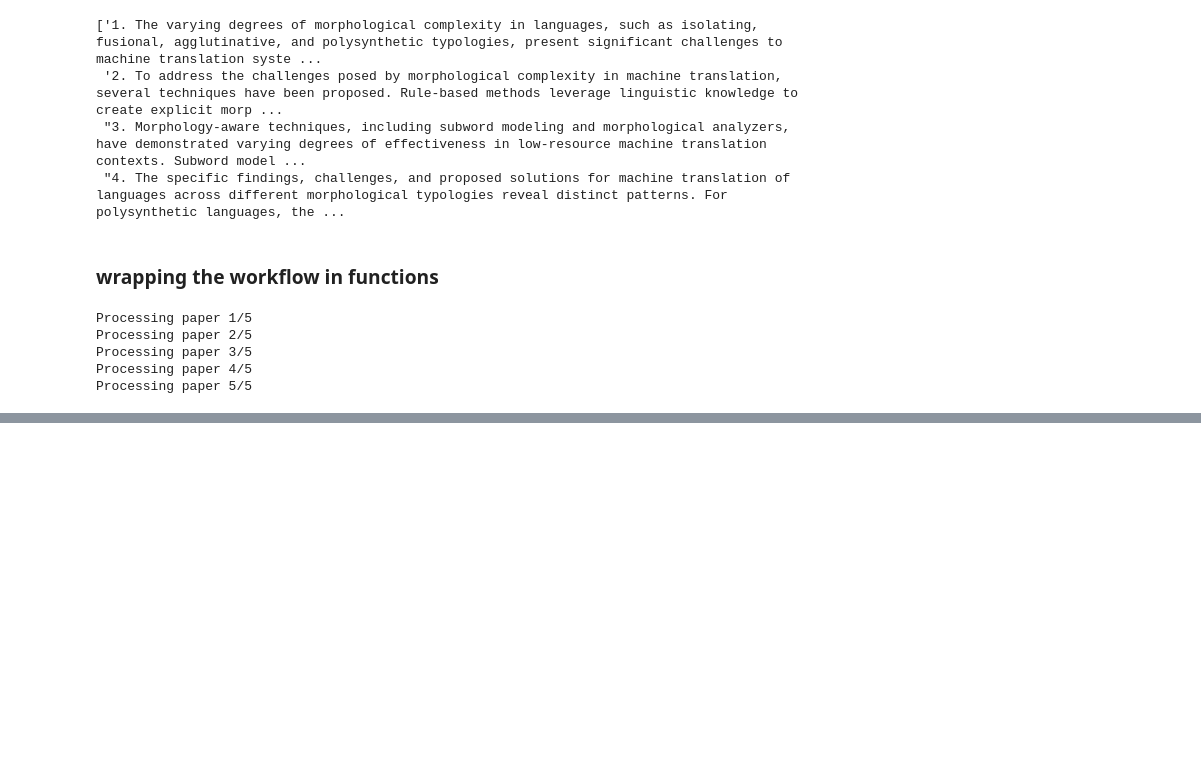
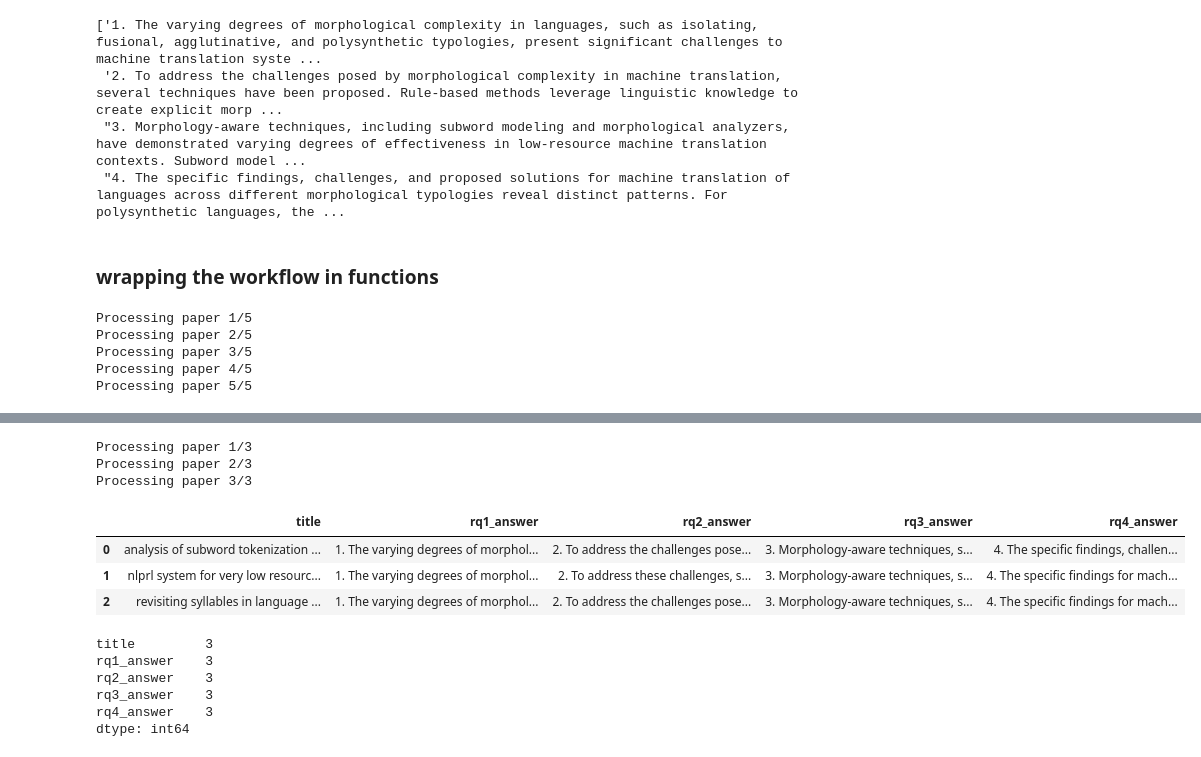
Before and after one commit to murilogustineli/mt-lr-morphology, a Jupyter notebook: notebooks/20250427-mg-tagging.ipynb, the cells around one changed output, grey strips where cells are left out. Saved outputs shown, nothing was run; the diff lists cells and outputs as text; code cells hidden in the pictures; blank space fills up the shorter version.

Commit message:
updated tagging notebook and murilo-tagged-answers csv file

```diff
--- a/notebooks/20250427-mg-tagging.ipynb
+++ b/notebooks/20250427-mg-tagging.ipynb
@@ -239,0 +271,31 @@ Processing paper 5/5
+# %%
+# generate answers for the first 5 papers
+output_dir = "../data/generated_answers"
+generate_answers(
+    murilo_df,
+    model,
+    research_questions,
+    output_dir,
+    dataframe_name="murilo_tagged_answers",
+    max_tokens=3000,
+    use_subset=False,
+)
+# %% [output]
+Processing paper 1/3
+Processing paper 2/3
+Processing paper 3/3
+# %%
+murilo_answers_df = pd.read_csv(f"{output_dir}/murilo_tagged_answers.csv")
+display(murilo_answers_df.head())
+display(murilo_answers_df.count())
+# %% [output]
+|  | title | rq1_answer | rq2_answer | rq3_answer | rq4_answer |
+| 0 | analysis of subword tokenization ... | 1. The varying degrees of morphol... | 2. To address the challenges pose... | 3. Morphology-aware techniques, s... | 4. The specific findings, challen... |
+| 1 | nlprl system for very low resourc... | 1. The varying degrees of morphol... | 2. To address these challenges, s... | 3. Morphology-aware techniques, s... | 4. The specific findings for mach... |
+| 2 | revisiting syllables in language ... | 1. The varying degrees of morphol... | 2. To address the challenges pose... | 3. Morphology-aware techniques, s... | 4. The specific findings for mach... |
+title         3
+rq1_answer    3
+rq2_answer    3
+rq3_answer    3
+rq4_answer    3
+dtype: int64
```
Also changed, not shown: parts of 5 cells of this notebook, 1 other file.
